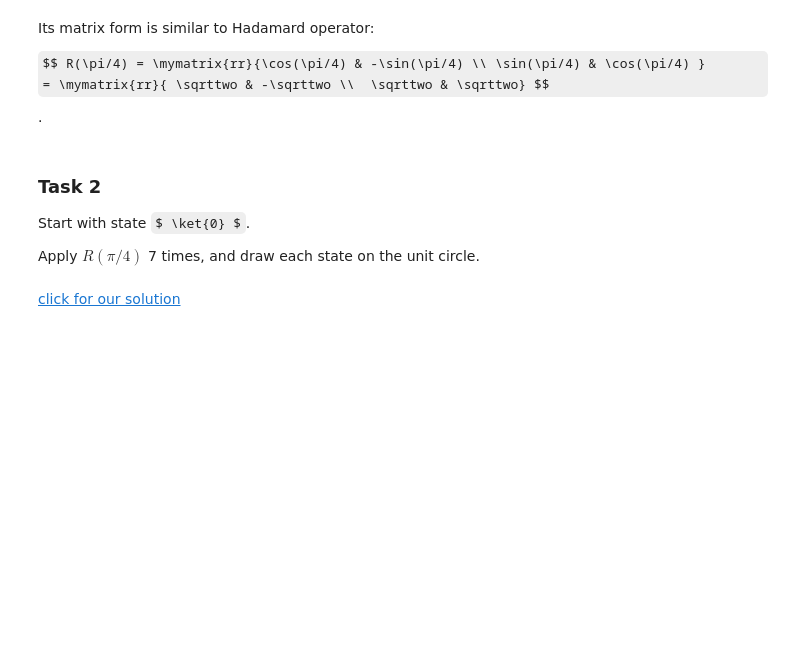
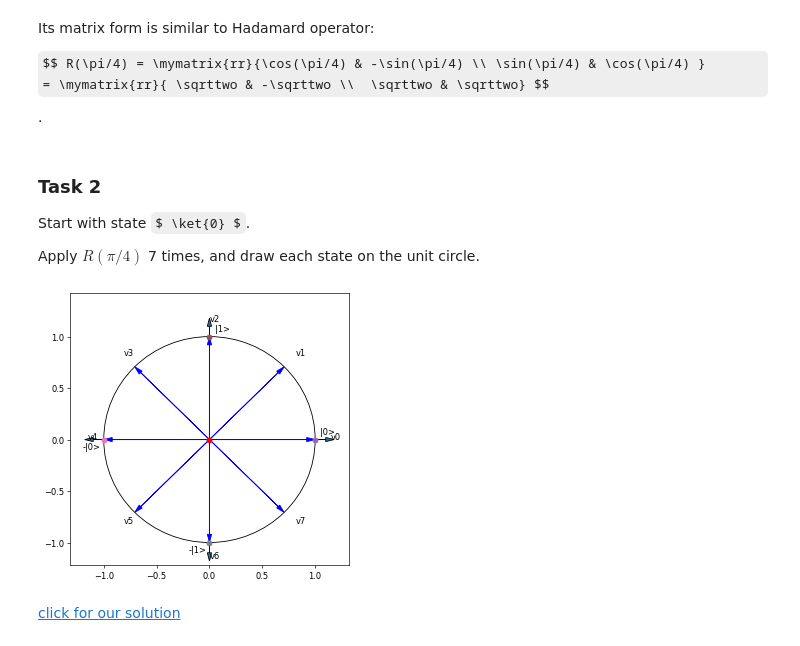
Before and after one commit to matthewrv/quantum_computations, a Jupyter notebook: bronze/B42_Rotations.ipynb, the cells around one changed output. Drawn from its saved outputs; the diff is of its cells as text; code cells hidden in the pictures; some formulas as TeX source; blank space fills up the shorter version.

```diff
--- a/bronze/B42_Rotations.ipynb
+++ b/bronze/B42_Rotations.ipynb
@@ -108,21 +110,23 @@ Apply $ R(\pi/4) $ 7 times, and draw each state on the unit circle.
 # %%
 %run qlatvia.py
 
 draw_qubit()
 
 [x,y]=[1,0]
 
 draw_quantum_state(x,y,"v0")
 
 sqrttwo = 2**0.5
 oversqrttwo = 1/sqrttwo
 
 R = [ [oversqrttwo, -1*oversqrttwo], [oversqrttwo,oversqrttwo] ]
 
-#
-# your code is here
-#
-#
+%run linear_evolve.py
+for i in range(7):
+    [x, y] = linear_evolve(R, [x, y])
+    draw_quantum_state(x, y, f"v{i + 1}")
+# %% [output]
+[figure, added]
 # %% [markdown]
 <a href="B42_Rotations_Solutions.ipynb#task2">click for our solution</a>
 # %% [markdown]
```
Also changed, not shown: parts of 13 cells of this notebook, 10 other files.
